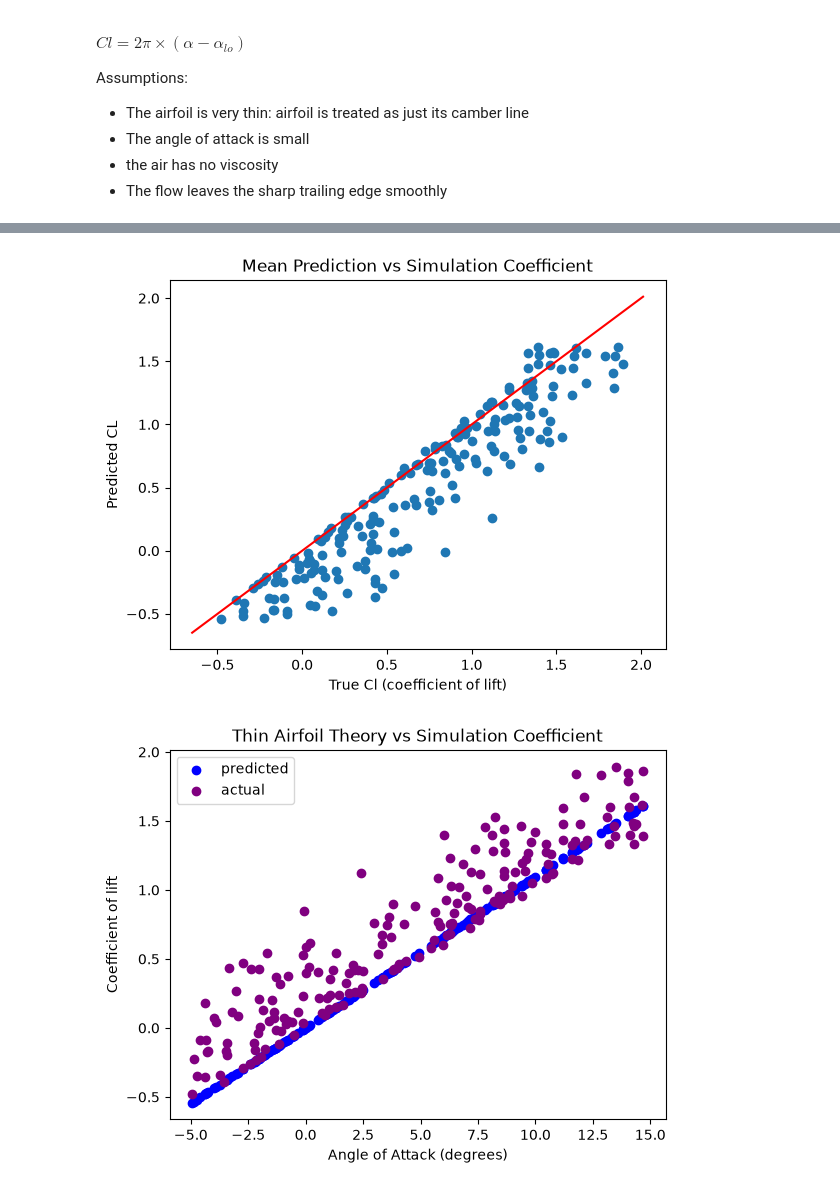
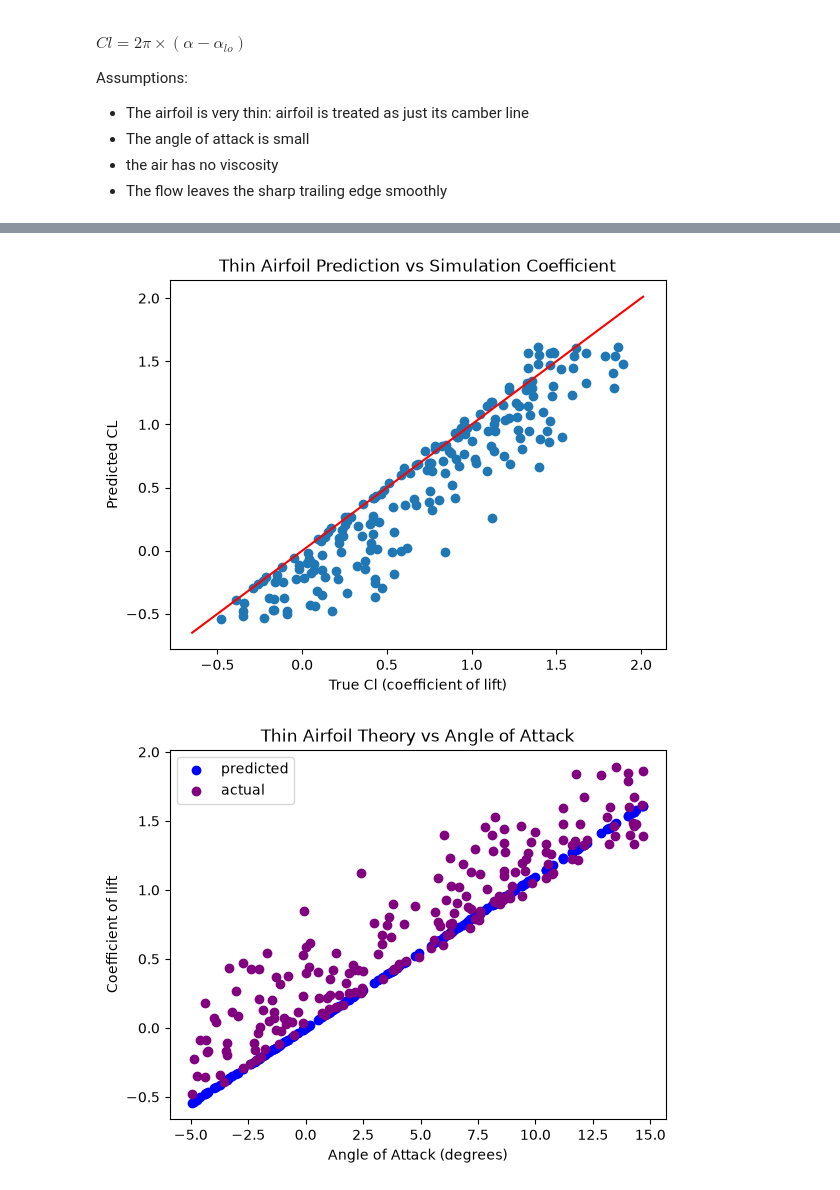
Before and after one commit to Will-Bonnett/airfoil-surrogate, a Jupyter notebook: notebooks/02_baseline.ipynb, the cells around one changed output, grey strips where cells are left out. Cells and saved outputs as stored; diff of their text form; code cells hidden in the pictures.

```diff
--- a/notebooks/02_baseline.ipynb
+++ b/notebooks/02_baseline.ipynb
@@ -134,20 +138,20 @@ R^2: 0.7428137043370256
 # %%
 # Visualisation of thin-Airfoil Theory
 fig, ax = plt.subplots()
 
 # Scatter of predicted vs true
 ax.scatter(test_df["cl"],cl_pred)
 
 # plot y=x as ideal line
 lims = [np.min([ax.get_xlim(),ax.get_ylim()]),np.max([ax.get_xlim(),ax.get_ylim()])]
 ax.plot(lims, lims,c="red")
 
-ax.set_title("Mean Prediction vs Simulation Coefficient")
+ax.set_title("Thin Airfoil Prediction vs Simulation Coefficient")
 ax.set_ylabel("Predicted CL")
 ax.set_xlabel("True Cl (coefficient of lift)")
 plt.show()
 # %% [output]
-[figure, old version]
+[figure, new version]
 # %%
 # visualisation of thin-airfoil theory against angle of attack
 fig, ax = plt.subplots()
@@ -160,10 +164,10 @@ ax.scatter(test_df["angleOfAttack"],test_df["cl"],c="Purple", label="actual")
 # lims = [np.min([ax.get_xlim(),ax.get_ylim()]),np.max([ax.get_xlim(),ax.get_ylim()])]
 #ax.plot(lims, lims,c="red")
 
-ax.set_title("Thin Airfoil Theory vs Simulation Coefficient")
+ax.set_title("Thin Airfoil Theory vs Angle of Attack")
 ax.set_ylabel("Coefficient of lift")
 ax.set_xlabel("Angle of Attack (degrees)")
 ax.legend()
 plt.show()
 # %% [output]
-[figure, old version]
+[figure, new version]
```
Also changed, not shown: parts of 6 cells of this notebook, 2 other files.
